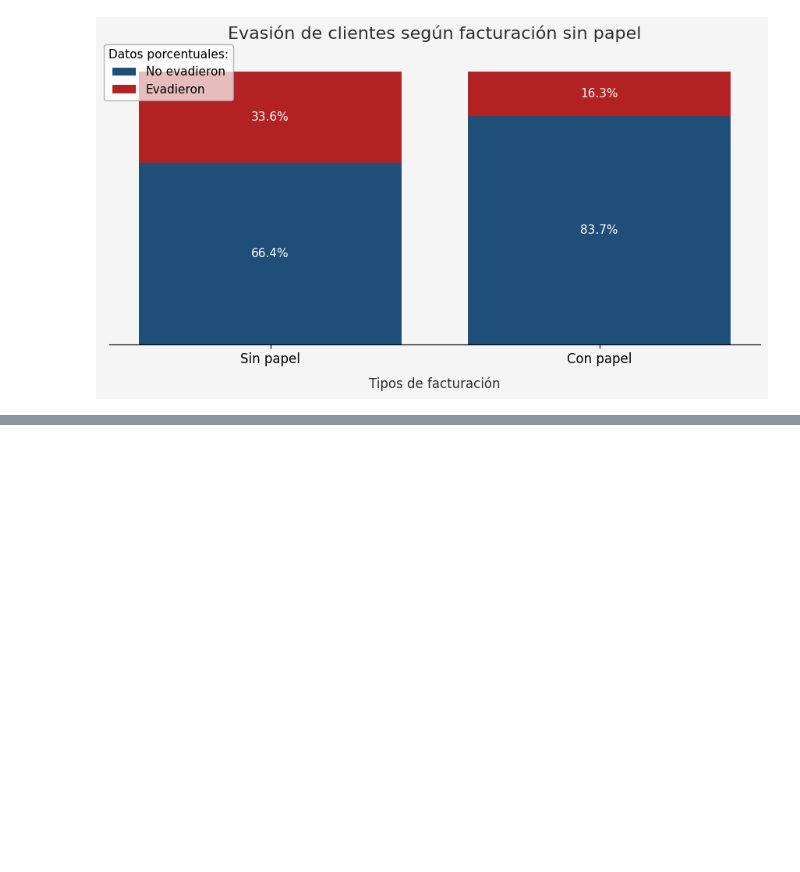
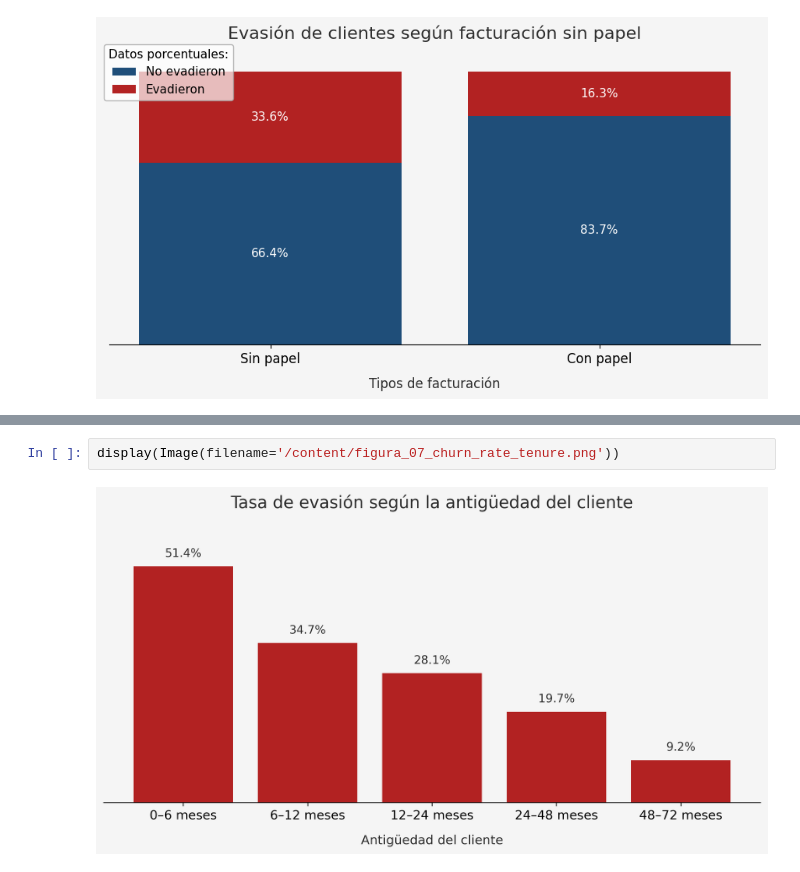
Before and after one commit to RientArlCroud/challenge3-analisis-de-datos, a Jupyter notebook: Challenge_3_Análisis_de_Datos.ipynb, the cells around one changed output, grey strips where cells are left out. Cells and saved outputs as stored; diff of their text form; blank space fills up the shorter version.

```diff
--- a/Challenge_3_Análisis_de_Datos.ipynb
+++ b/Challenge_3_Análisis_de_Datos.ipynb
@@ -1858,0 +2319,4 @@ Tiempo de contrato (tenure) es una de las variables más relevantes para el aná
+# %%
+display(Image(filename='/content/figura_07_churn_rate_tenure.png'))
+# %% [output]
+[figure, added]
```
Also changed, not shown: parts of 33 cells of this notebook.
